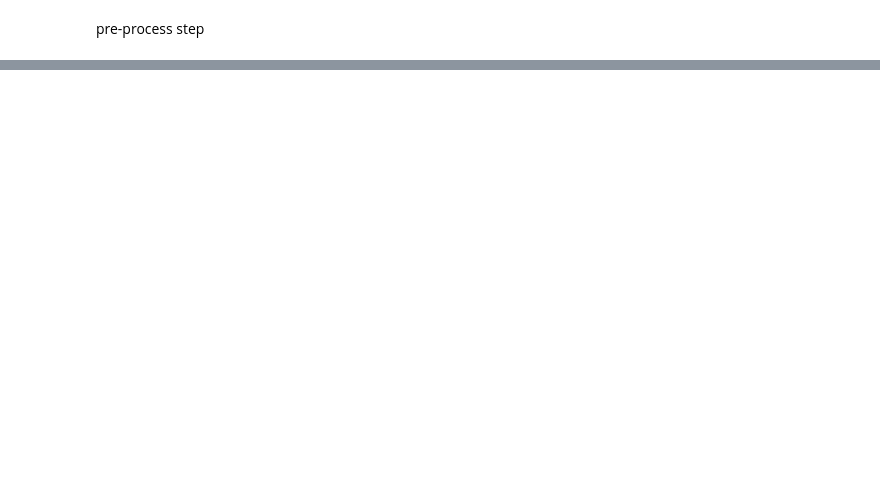
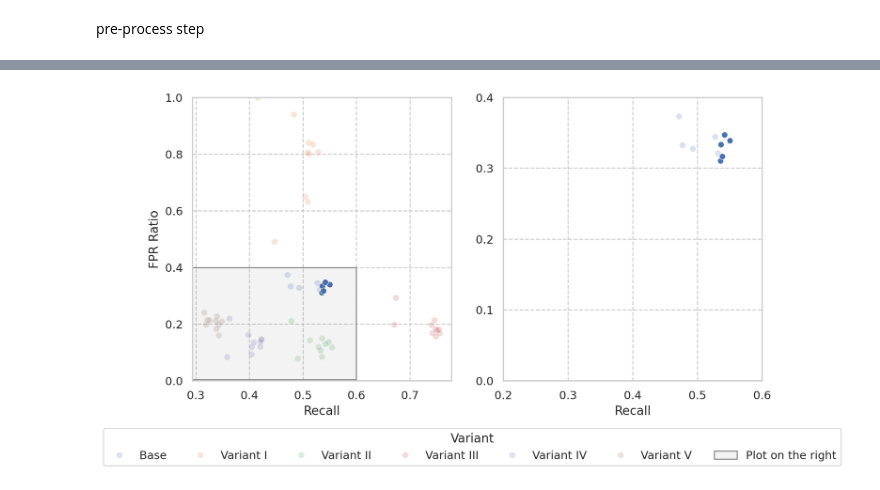
Before and after one commit to MDankloff/Cluster-Bias-Disco, a Jupyter notebook: BAF_Reproduce.ipynb, the cells around one changed output, grey strips where cells are left out. Drawn from its saved outputs; the diff is of its cells as text; code cells hidden in the pictures; blank space fills up the shorter version.

```diff
--- a/BAF_Reproduce.ipynb
+++ b/BAF_Reproduce.ipynb
@@ -286,7 +338,7 @@ rs_results = pd.DataFrame(runs)
 def get_results(results, variant, metric):
     col = results[variant]
     values = []
-    for idx, val in col.iteritems():
+    for idx, val in col.items():#iteritems():
         values.append(val[metric])
     return values
 # %%
@@ -308,3 +360,10 @@ for variant in variants:
 
 # Create a dataframe for easier plots.
 plot_results = pd.DataFrame(plot_results)
+# %%
+# Create a plot with the full results of the random search algorithm.
+sns.set()
+sns.set_style("whitegrid", {"grid.linestyle": "--"})
+
+sns.jointplot(data=plot_results, x="Recall", y="FPR Ratio", hue="Variant")
+plt.ylim((0,1));
@@ -310,0 +372,52 @@ plot_results = pd.DataFrame(plot_results)
+# %%
+import copy
+# Create the final plot. Highlight the top models:
+top_n = 5
+top_models_base = plot_results.loc[plot_results['Variant'] == 'Base'].sort_values('Recall', ascending=False).head(top_n).index.values
+top_models = copy.deepcopy(top_models_base)#deepcopy(top_models_base)
+for i in range(1, 6):
+    top_models = np.r_[top_models, top_models_base + (100 * i)]
+
+plot_results['index'] = plot_results.index
+plot_results['is_top'] = plot_results.apply(lambda x: 1 if x['index'] in top_models else 0, axis=1)
+# %%
+sns.set_style("whitegrid", {"grid.linestyle": "--", "grid.alpha":0.1})
+DPI = 200
+plt.rcParams['figure.dpi'] = DPI
+plt.rcParams['figure.figsize'] = (10,5)
+
+fig, (ax1, ax2) = plt.subplots(1, 2)
+
+# LEFT PLOT
+sns.scatterplot(ax=ax1, data=plot_results.loc[(~plot_results.index.isin(top_models)), :], x="Recall", y="FPR Ratio", hue="Variant", alpha=0.2)
+sns.scatterplot(ax=ax1, data=plot_results.loc[plot_results.index.isin(top_models), :], x="Recall", y="FPR Ratio", hue="Variant", legend=False)
+ax1.set(
+    ylim=(0,1)
+)
+
+# RIGHT PLOT
+sns.scatterplot(ax=ax2, data=plot_results.loc[(~plot_results.index.isin(top_models)) & (plot_results["Variant"].isin(["Base", "Type II", "Type V", "Type IV"])), :], x="Recall", y="FPR Ratio", hue="Variant", alpha=0.2, palette=[sns.color_palette()[0], sns.color_palette()[2], sns.color_palette()[4], sns.color_palette()[5]], legend=False)
+sns.scatterplot(ax=ax2, data=plot_results.loc[(plot_results.index.isin(top_models)) & (plot_results["Variant"].isin(["Base", "Type II", "Type V", "Type IV"])), :], x="Recall", y="FPR Ratio", hue="Variant", palette=[sns.color_palette()[0], sns.color_palette()[2], sns.color_palette()[4], sns.color_palette()[5]], legend=False)
+ax2.set(
+    ylim=(0,0.4),
+    ylabel="",
+    xticks=np.arange(0.2, 0.8, 0.1),
+    yticks=np.arange(0, 0.5, 0.1),
+    xlim=(0.2, 0.6),
+)
+
+rect = plt.Rectangle((0.2, 0.004), 0.4, 0.396, facecolor=(0.1, 0.1, 0.1, 0.05), edgecolor="grey", linestyle="-")
+ax1.add_patch(rect)
+handles, labels = ax1.get_legend_handles_labels()
+handles = list(handles) + [rect]
+labels = list(labels) + ["Plot on the right"]
+ax1.legend(handles, labels, title="Variant")
+
+sns.move_legend(
+    ax1,
+    loc="lower center",
+    bbox_to_anchor=[1.08, -0.32],
+    ncol=7
+)
+# %% [output]
+[figure, added]
```
Also changed, not shown: parts of 8 cells of this notebook.
